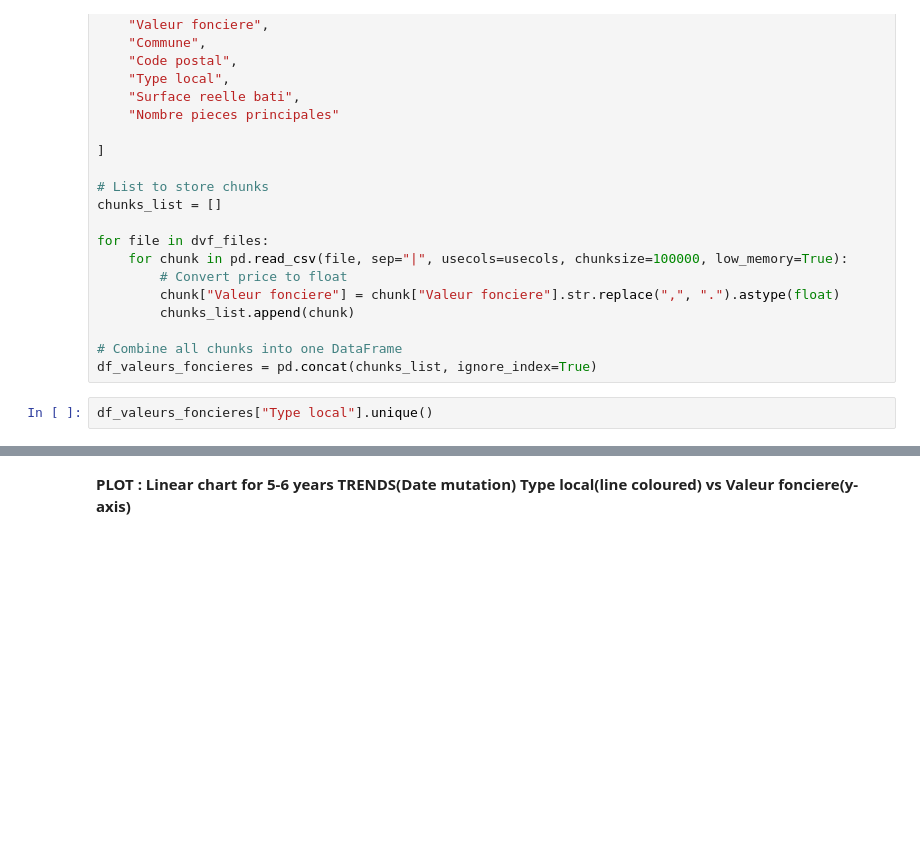
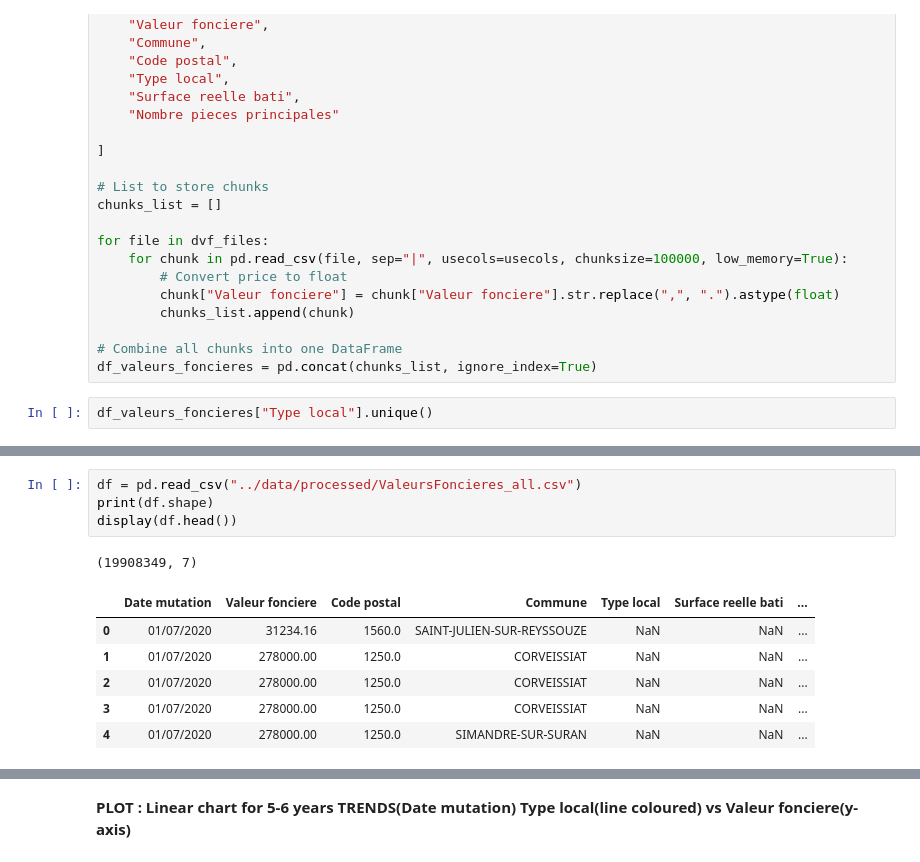
Before and after one commit to samia-boubaya/rncp-project, a Jupyter notebook: notebooks/ERD_00_data_validation.ipynb, the cells around one changed output, grey strips where cells are left out. Saved outputs shown, nothing was run; the diff lists cells and outputs as text; blank space fills up the shorter version.

```diff
--- a/notebooks/ERD_00_data_validation.ipynb
+++ b/notebooks/ERD_00_data_validation.ipynb
@@ -153,0 +228,12 @@ df_valeurs_foncieres["Type local"].unique()
+# %%
+df = pd.read_csv("../data/processed/ValeursFoncieres_all.csv")
+print(df.shape)
+display(df.head())
+# %% [output]
+(19908349, 7)
+|  | Date mutation | Valeur fonciere | Code postal | Commune | Type local | Surface reelle bati | ... |
+| 0 | 01/07/2020 | 31234.16 | 1560.0 | SAINT-JULIEN-SUR-REYSSOUZE | NaN | NaN | ... |
+| 1 | 01/07/2020 | 278000.00 | 1250.0 | CORVEISSIAT | NaN | NaN | ... |
+| 2 | 01/07/2020 | 278000.00 | 1250.0 | CORVEISSIAT | NaN | NaN | ... |
+| 3 | 01/07/2020 | 278000.00 | 1250.0 | CORVEISSIAT | NaN | NaN | ... |
+| 4 | 01/07/2020 | 278000.00 | 1250.0 | SIMANDRE-SUR-SURAN | NaN | NaN | ... |
```
Also changed, not shown: parts of 9 cells of this notebook, 1 other file.
